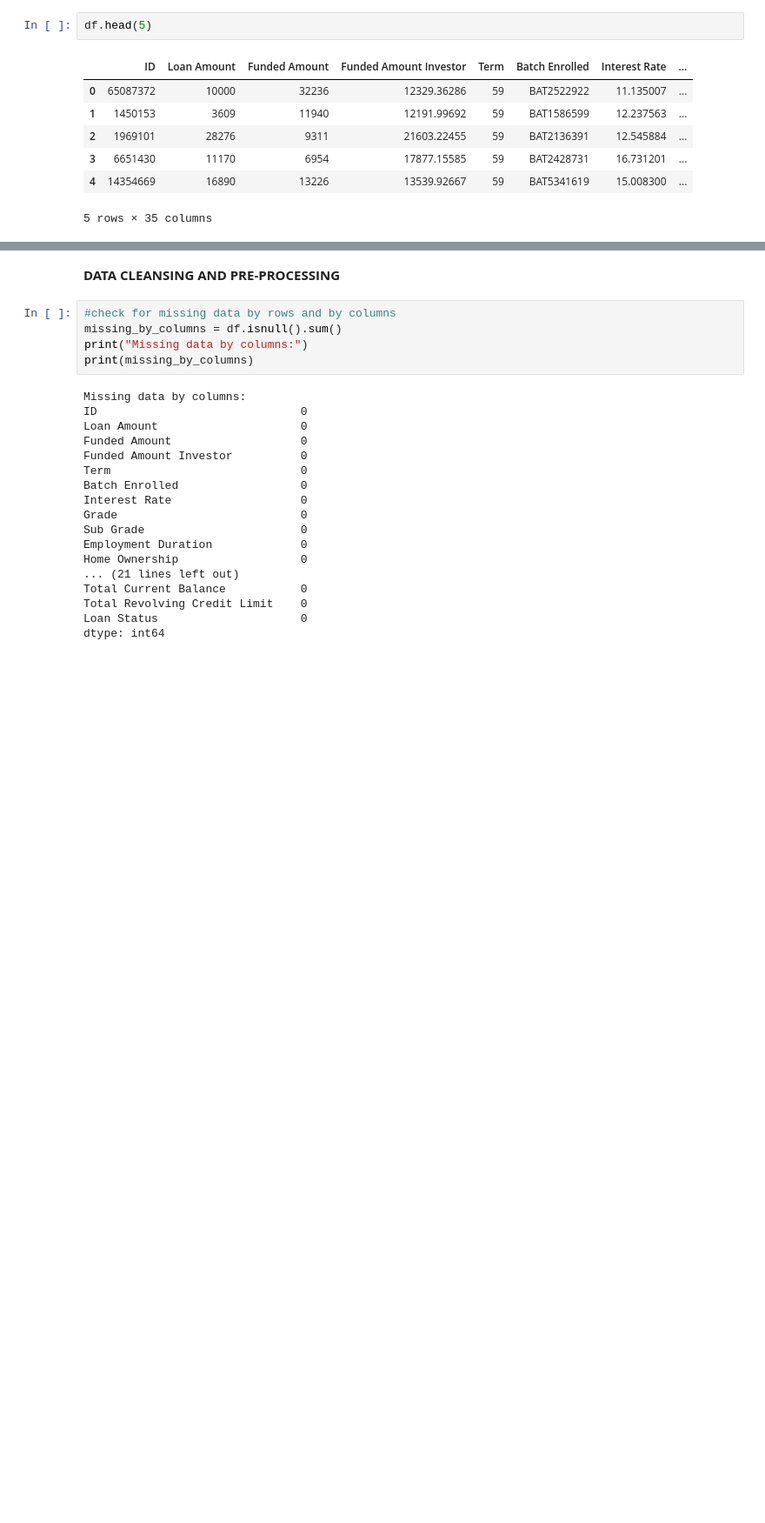
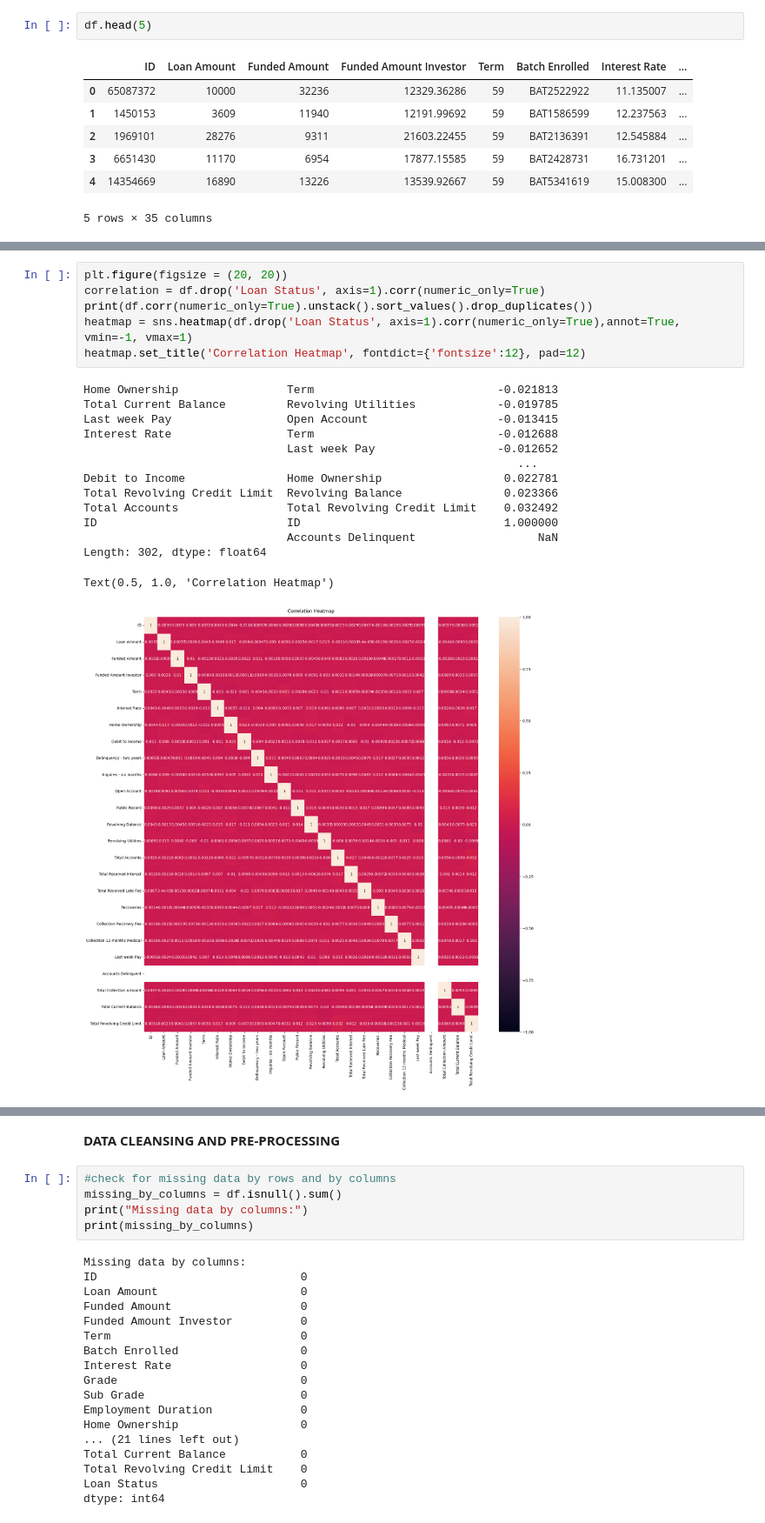
Before and after one commit to stepazel/BankDataAnalysis, a Jupyter notebook: Project.ipynb, the cells around one changed output, grey strips where cells are left out. Shown: that part at 87% size. Saved outputs shown, nothing was run; the diff lists cells and outputs as text; blank space fills up the shorter version.

```diff
--- a/Project.ipynb
+++ b/Project.ipynb
@@ -55,0 +165,21 @@ Name: Employment Duration, dtype: int64
+# %%
+plt.figure(figsize = (20, 20))
+correlation = df.drop('Loan Status', axis=1).corr(numeric_only=True)
+print(df.corr(numeric_only=True).unstack().sort_values().drop_duplicates())
+heatmap = sns.heatmap(df.drop('Loan Status', axis=1).corr(numeric_only=True),annot=True, vmin=-1, vmax=1)
+heatmap.set_title('Correlation Heatmap', fontdict={'fontsize':12}, pad=12)
+# %% [output]
+Home Ownership                Term                           -0.021813
+Total Current Balance         Revolving Utilities            -0.019785
+Last week Pay                 Open Account                   -0.013415
+Interest Rate                 Term                           -0.012688
+                              Last week Pay                  -0.012652
+                                                                ...
+Debit to Income               Home Ownership                  0.022781
+Total Revolving Credit Limit  Revolving Balance               0.023366
+Total Accounts                Total Revolving Credit Limit    0.032492
+ID                            ID                              1.000000
+                              Accounts Delinquent                  NaN
+Length: 302, dtype: float64
+Text(0.5, 1.0, 'Correlation Heatmap')
+[figure, added]
```
Also changed, not shown: parts of 34 cells of this notebook, 1 other file.
